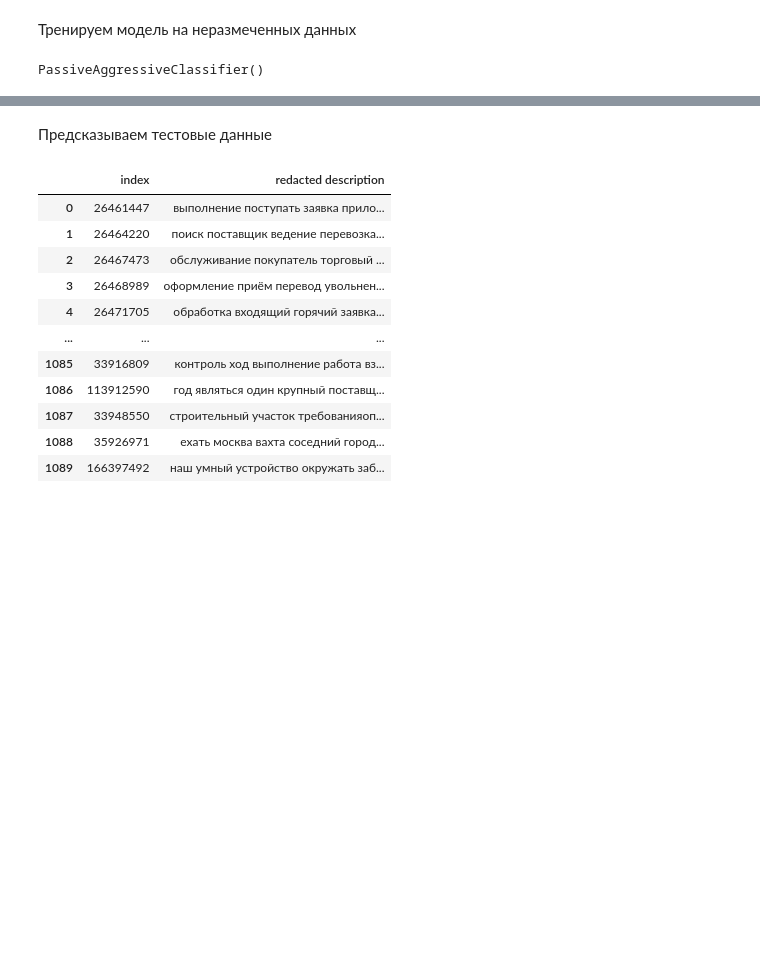
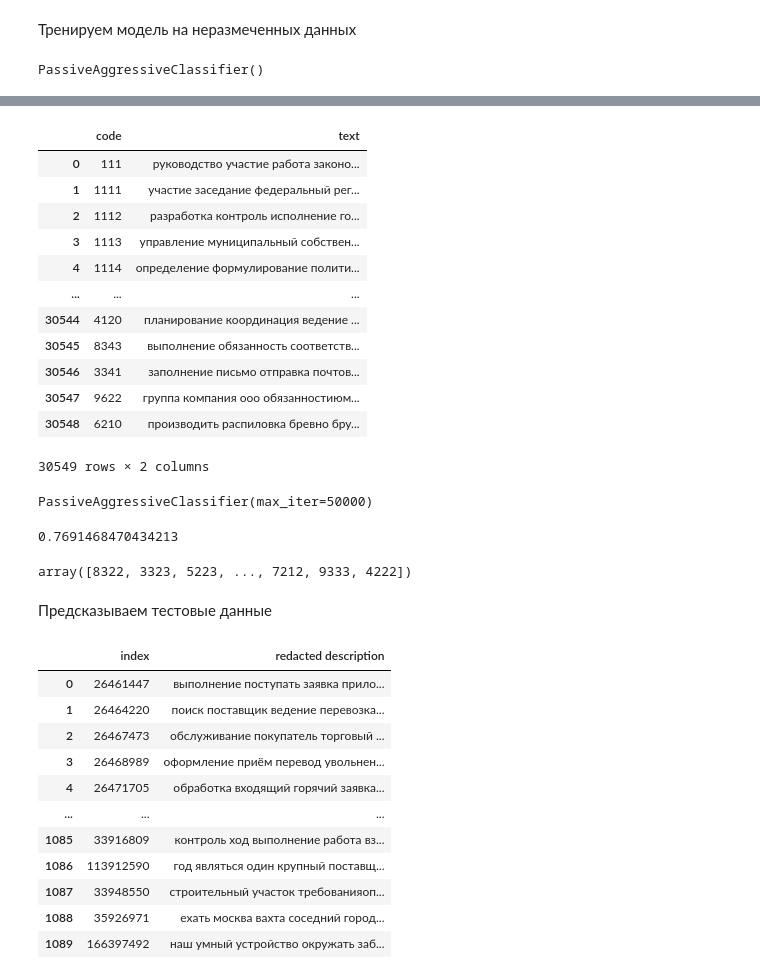
Before and after one commit to sersldmir/all_comp_repo, a Jupyter notebook: Main_file/main_project.ipynb, the cells around one changed output, grey strips where cells are left out. Drawn from its saved outputs; the diff is of its cells as text; code cells hidden in the pictures; blank space fills up the shorter version.

```diff
--- a/Main_file/main_project.ipynb
+++ b/Main_file/main_project.ipynb
@@ -271,0 +321,17 @@ PassiveAggressiveClassifier()
+# %%
+fullest_training = pd.concat([full_training, train_unmarked[['code', 'text']]], ignore_index=True)
+fullest_training
+# %% [output]
+|  | code | text |
+| 0 | 111 | руководство участие работа законо... |
+| 1 | 1111 | участие заседание федеральный рег... |
+| 2 | 1112 | разработка контроль исполнение го... |
+| 3 | 1113 | управление муниципальный собствен... |
+| 4 | 1114 | определение формулирование полити... |
+| ... | ... | ... |
+| 30544 | 4120 | планирование координация ведение ... |
+| 30545 | 8343 | выполнение обязанность соответств... |
+| 30546 | 3341 | заполнение письмо отправка почтов... |
+| 30547 | 9622 | группа компания ооо обязанностиюм... |
+| 30548 | 6210 | производить распиловка бревно бру... |
+30549 rows × 2 columns
@@ -271,0 +340,13 @@ PassiveAggressiveClassifier()
+# %%
+x_train1, x_test1, y_train1, y_test1 = train_test_split(fullest_training['text'], fullest_training['code'], test_size=0.15)
+vectorizer1 = TfidfVectorizer()
+tf_train1 = vectorizer1.fit_transform(x_train1)
+tf_test1 = vectorizer1.transform(x_test1)
+pas_ag1 = PassiveAggressiveClassifier(max_iter=50000)
+pas_ag1.fit(tf_train1, y_train1)
+# %% [output]
+PassiveAggressiveClassifier(max_iter=50000)
+# %%
+pas_ag1.score(tf_test1, y_test1)
+# %% [output]
+0.7691468470434213
@@ -271,0 +356,6 @@ PassiveAggressiveClassifier()
+# %%
+tf_pred1 = vectorizer1.transform(final_feeding)
+prof = pas_ag1.predict(tf_pred1)
+prof
+# %% [output]
+array([8322, 3323, 5223, ..., 7212, 9333, 4222])
```
Also changed, not shown: parts of 16 cells of this notebook, 7 other files.
